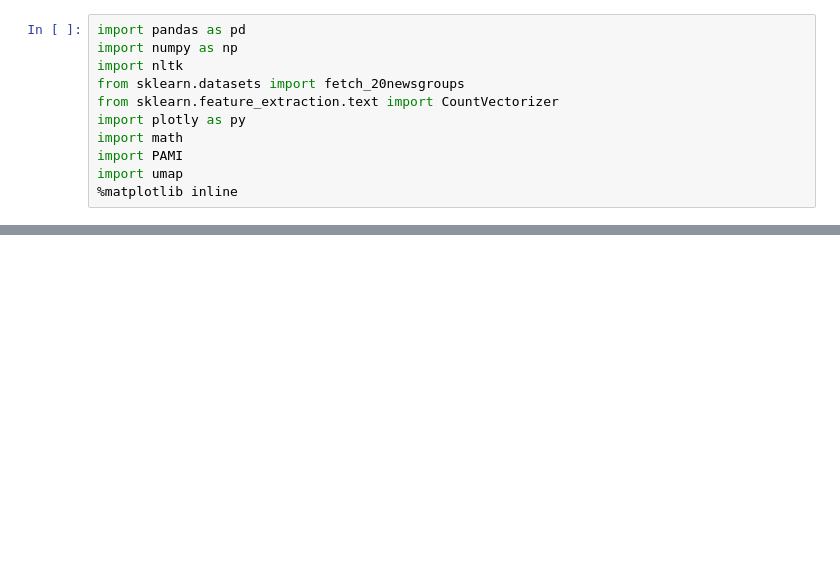
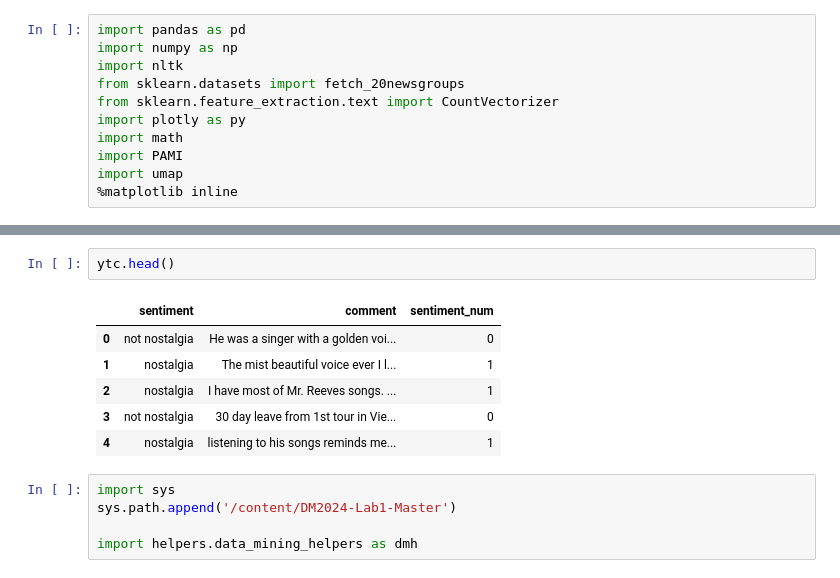
Before and after one commit to ark610475/DM2024-Lab1-Master, a Jupyter notebook: Lab1p2.ipynb, the cells around one changed output, grey strips where cells are left out. Drawn from its saved outputs; the diff is of its cells as text; blank space fills up the shorter version.

```diff
--- a/Lab1p2.ipynb
+++ b/Lab1p2.ipynb
@@ -34,0 +76,14 @@ import umap
+# %%
+ytc.head()
+# %% [output]
+|  | sentiment | comment | sentiment_num |
+| 0 | not nostalgia | He was a singer with a golden voi... | 0 |
+| 1 | nostalgia | The mist beautiful voice ever I l... | 1 |
+| 2 | nostalgia | I have most of Mr. Reeves songs. ... | 1 |
+| 3 | not nostalgia | 30 day leave from 1st tour in Vie... | 0 |
+| 4 | nostalgia | listening to his songs reminds me... | 1 |
+# %%
+import sys
+sys.path.append('/content/DM2024-Lab1-Master')
+
+import helpers.data_mining_helpers as dmh
```
Also changed, not shown: parts of 16 cells of this notebook.
